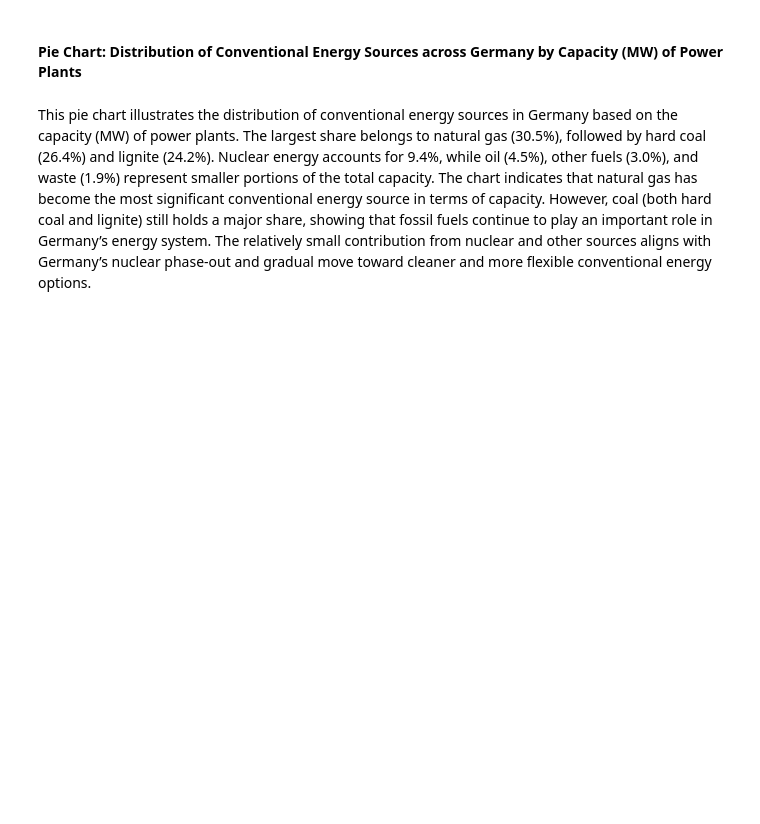
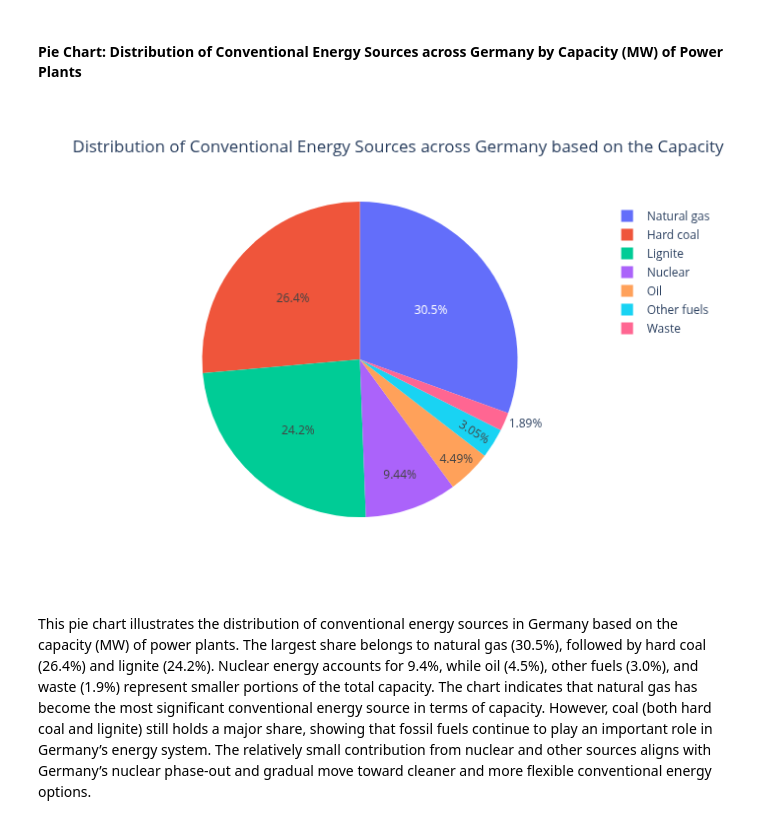
Before and after one commit to lilalaser/Work_in_Progress-Python_EDA_German_Power_Plants, a Jupyter notebook: Notebook_EDA_German_Power_Plants.ipynb, the cells around one changed output. Cells and saved outputs as stored; diff of their text form; code cells hidden in the pictures; blank space fills up the shorter version.

```diff
--- a/Notebook_EDA_German_Power_Plants.ipynb
+++ b/Notebook_EDA_German_Power_Plants.ipynb
@@ -779,13 +786,15 @@ Overall, the data highlights a strong dependence on natural gas, while hard coal
 # %%
 # Create pie chart showing the distribution of energy sources across Germany based on the
 # capacity (MW) of power plants
 
 fig = px.pie(conv_cap_sources,
              values = 'total_net_capacity',
              names = 'energy_source',
              title ='Distribution of Conventional Energy Sources across Germany based on the Capacity of Power Plants'
             )
-fig.show()
+show_fig(fig)
+# %% [output]
+[figure, added]
 # %% [markdown]
 This pie chart illustrates the distribution of conventional energy sources in Germany based on the capacity (MW) of power plants. The largest share belongs to natural gas (30.5%), followed by hard coal (26.4%) and lignite (24.2%). Nuclear energy accounts for 9.4%, while oil (4.5%), other fuels (3.0%), and waste (1.9%) represent smaller portions of the total capacity.
 The chart indicates that natural gas has become the most significant conventional energy source in terms of capacity. However, coal (both hard coal and lignite) still holds a major share, showing that fossil fuels continue to play an important role in Germany’s energy system. The relatively small contribution from nuclear and other sources aligns with Germany’s nuclear phase-out and gradual move toward cleaner and more flexible conventional energy options.
```
Also changed, not shown: parts of 53 cells of this notebook.
